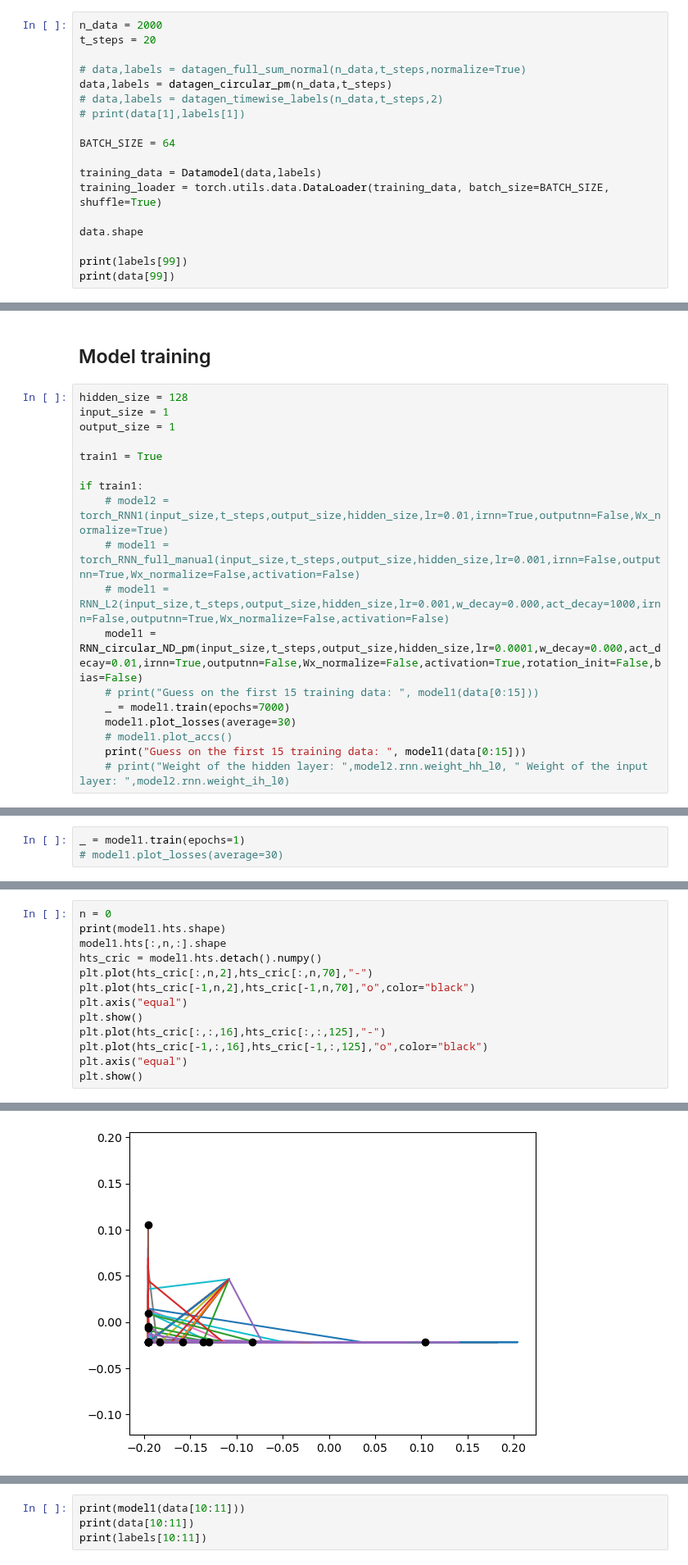
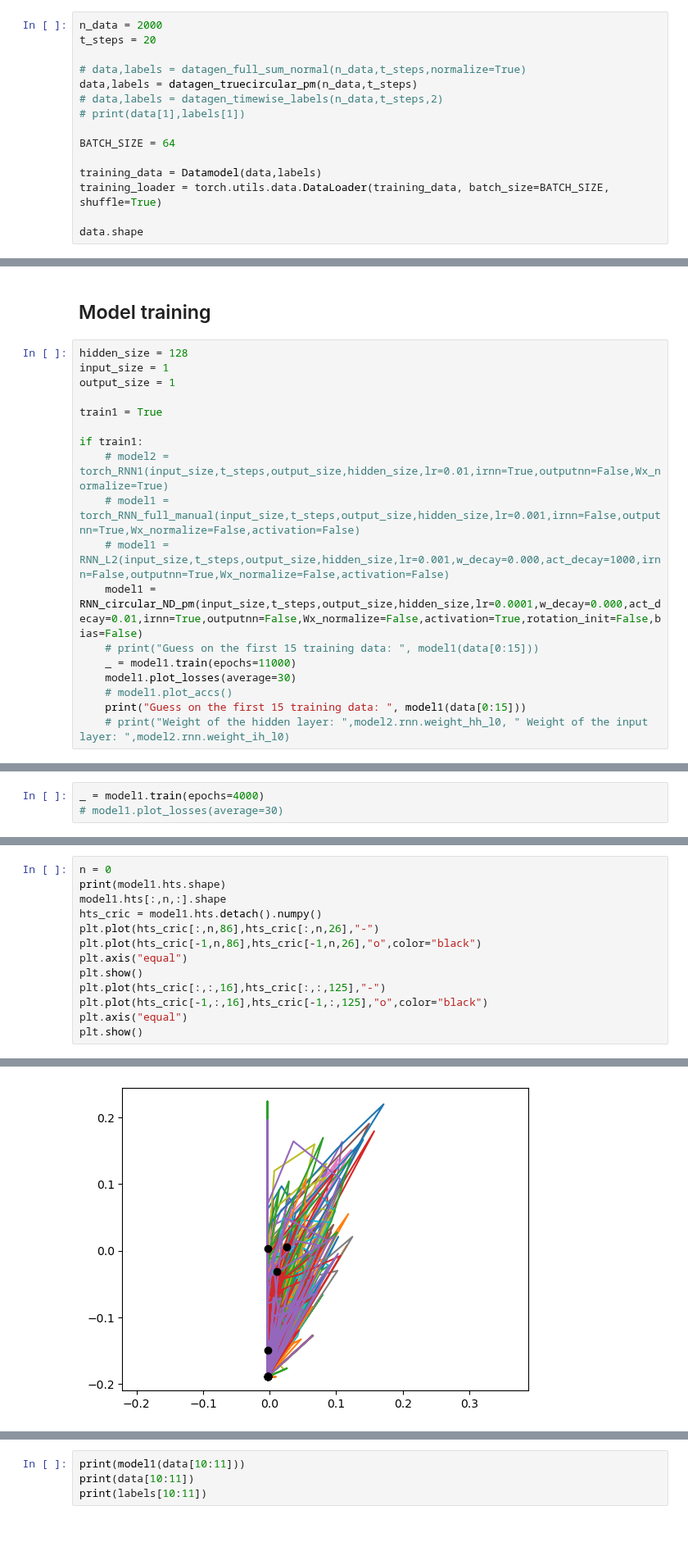
Before and after one commit to bioAI-Oslo/RNN-Adding-Problem-Representations, a Jupyter notebook: notebooks/regularized.ipynb, the cells around one changed output, grey strips where cells are left out. Shown at 82% size. Cells and saved outputs as stored; diff of their text form; blank space fills up the shorter version.

```diff
--- a/notebooks/regularized.ipynb
+++ b/notebooks/regularized.ipynb
@@ -35,7 +37,7 @@ n_data = 2000
 t_steps = 20
 
 # data,labels = datagen_full_sum_normal(n_data,t_steps,normalize=True)
-data,labels = datagen_circular_pm(n_data,t_steps)
+data,labels = datagen_truecircular_pm(n_data,t_steps)
 # data,labels = datagen_timewise_labels(n_data,t_steps,2)
 # print(data[1],labels[1])
 
@@ -45,7 +47,4 @@ training_data = Datamodel(data,labels)
 training_loader = torch.utils.data.DataLoader(training_data, batch_size=BATCH_SIZE, shuffle=True)
 
 data.shape
-
-print(labels[99])
-print(data[99])
 # %% [output]
@@ -81,7 +87,7 @@ if train1:
     # model1 = RNN_L2(input_size,t_steps,output_size,hidden_size,lr=0.001,w_decay=0.000,act_decay=1000,irnn=False,outputnn=True,Wx_normalize=False,activation=False)
     model1 = RNN_circular_ND_pm(input_size,t_steps,output_size,hidden_size,lr=0.0001,w_decay=0.000,act_decay=0.01,irnn=True,outputnn=False,Wx_normalize=False,activation=True,rotation_init=False,bias=False)
     # print("Guess on the first 15 training data: ", model1(data[0:15]))
-    _ = model1.train(epochs=7000)
+    _ = model1.train(epochs=11000)
     model1.plot_losses(average=30)
     # model1.plot_accs()
     print("Guess on the first 15 training data: ", model1(data[0:15]))
@@ -109,3 +115,3 @@ Guess on the first 15 training data:  tensor([[[ 0.1460,  0.0709,  0.0865,  ...,
 # %%
-_ = model1.train(epochs=1)
+_ = model1.train(epochs=4000)
 # model1.plot_losses(average=30)
@@ -125,8 +133,8 @@ n = 0
 print(model1.hts.shape)
 model1.hts[:,n,:].shape
 hts_cric = model1.hts.detach().numpy()
-plt.plot(hts_cric[:,n,2],hts_cric[:,n,70],"-")
-plt.plot(hts_cric[-1,n,2],hts_cric[-1,n,70],"o",color="black")
+plt.plot(hts_cric[:,n,86],hts_cric[:,n,26],"-")
+plt.plot(hts_cric[-1,n,86],hts_cric[-1,n,26],"o",color="black")
 plt.axis("equal")
 plt.show()
 plt.plot(hts_cric[:,:,16],hts_cric[:,:,125],"-")
@@ -139,4 +147,4 @@ torch.Size([22, 15, 128])
-[figure, old version]
+[figure, new version]
 # %%
 # See what dimension has the highest values
 
```
Also changed, not shown: parts of 12 cells of this notebook, 3 other files.
